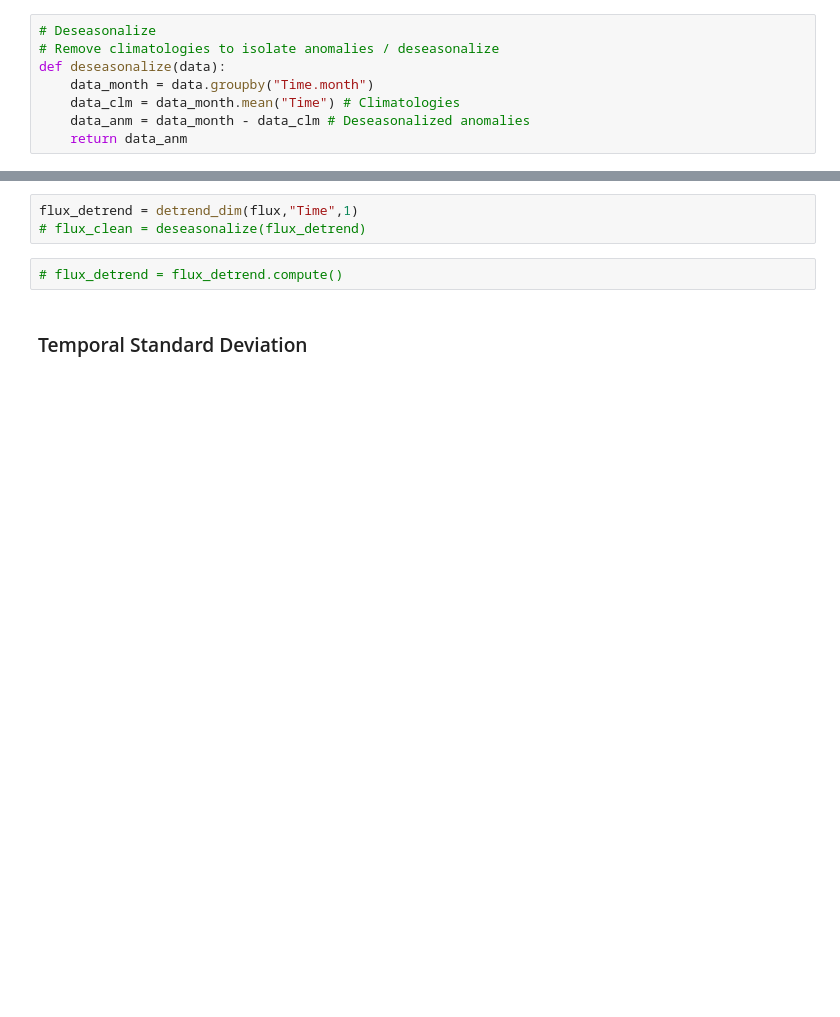
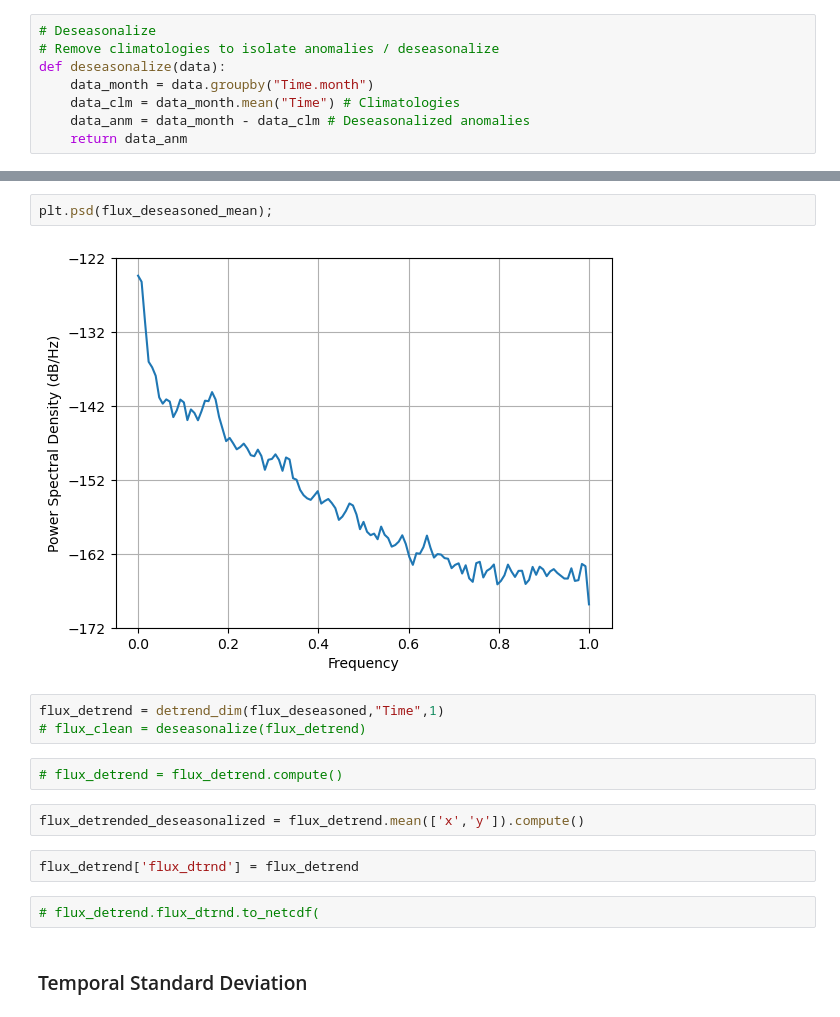
Before and after one commit to mshiv/aislens_emulation, a Jupyter notebook: notebooks/21a-sm-ocean-model-output-statistics.ipynb, the cells around one changed output, grey strips where cells are left out. Saved outputs shown, nothing was run; the diff lists cells and outputs as text; blank space fills up the shorter version.

```diff
--- a/notebooks/21a-sm-ocean-model-output-statistics.ipynb
+++ b/notebooks/21a-sm-ocean-model-output-statistics.ipynb
@@ -246,8 +250,18 @@ def deseasonalize(data):
+# %%
+plt.psd(flux_deseasoned_mean);
+# %% [output]
+[figure, added]
 # %%
-flux_detrend = detrend_dim(flux,"Time",1)
+flux_detrend = detrend_dim(flux_deseasoned,"Time",1)
 # flux_clean = deseasonalize(flux_detrend)
 # %%
 # flux_detrend = flux_detrend.compute()
+# %%
+flux_detrended_deseasonalized = flux_detrend.mean(['x','y']).compute()
+# %%
+flux_detrend['flux_dtrnd'] = flux_detrend
+# %%
+# flux_detrend.flux_dtrnd.to_netcdf(
 # %% [markdown]
 ### Temporal Standard Deviation
 # %%
```
Also changed, not shown: parts of 6 cells of this notebook.
